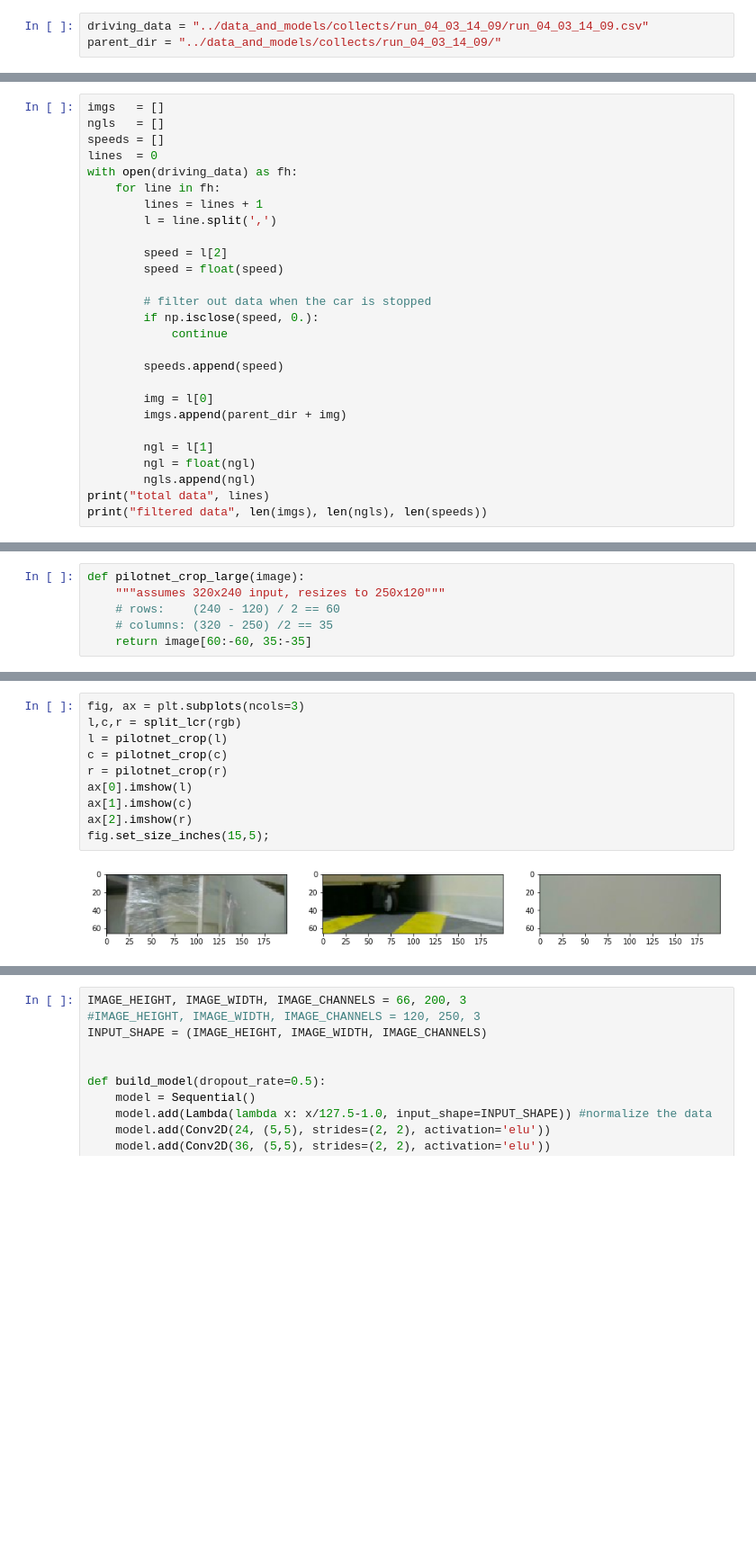
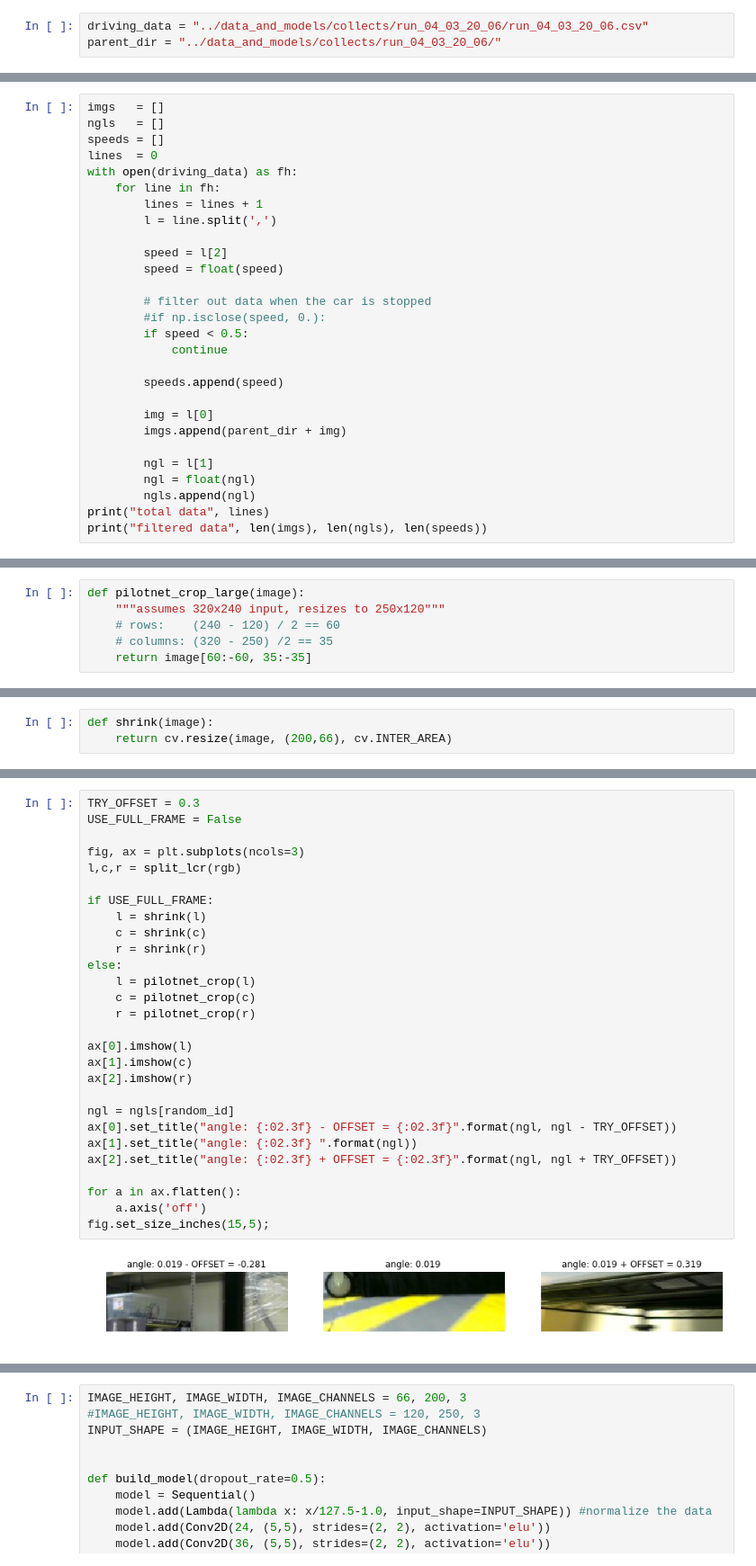
Before and after one commit to mmaz/imitation_learning_lab, a Jupyter notebook: train_RACECAR_pilotnet.ipynb, the cells around one changed output, grey strips where cells are left out. Shown: that part at 90% size. Cells and saved outputs as stored; diff of their text form; blank space fills up the shorter version.

Commit message:
full frame notebook processing

```diff
--- a/train_RACECAR_pilotnet.ipynb
+++ b/train_RACECAR_pilotnet.ipynb
@@ -16,8 +16,8 @@ import glob
 import time
 from sklearn.model_selection import train_test_split
 # %%
-driving_data = "../data_and_models/collects/run_04_03_14_09/run_04_03_14_09.csv"
-parent_dir = "../data_and_models/collects/run_04_03_14_09/"
+driving_data = "../data_and_models/collects/run_04_03_20_06/run_04_03_20_06.csv"
+parent_dir = "../data_and_models/collects/run_04_03_20_06/"
 # %% [markdown]
 This notebook will train an implementation of Nvidia's PilotNet using TensorFlow/Keras. As an exercise you should modify some or all of the following and compare against the baseline implementation here.
 
@@ -53,7 +53,8 @@ with open(driving_data) as fh:
         speed = float(speed)
 
         # filter out data when the car is stopped
-        if np.isclose(speed, 0.):
+        #if np.isclose(speed, 0.):
+        if speed < 0.5:
             continue
 
         speeds.append(speed)
@@ -109,0 +108,3 @@ def pilotnet_crop_large(image):
+# %%
+def shrink(image):
+    return cv.resize(image, (200,66), cv.INTER_AREA)
@@ -110,12 +124,30 @@ def pilotnet_crop_large(image):
 # %%
+TRY_OFFSET = 0.3
+USE_FULL_FRAME = False
+
 fig, ax = plt.subplots(ncols=3)
 l,c,r = split_lcr(rgb)
-l = pilotnet_crop(l)
-c = pilotnet_crop(c)
-r = pilotnet_crop(r)
+
+if USE_FULL_FRAME:
+    l = shrink(l)
+    c = shrink(c)
+    r = shrink(r)
+else:
+    l = pilotnet_crop(l)
+    c = pilotnet_crop(c)
+    r = pilotnet_crop(r)
+
 ax[0].imshow(l)
 ax[1].imshow(c)
 ax[2].imshow(r)
+
+ngl = ngls[random_id]
+ax[0].set_title("angle: {:02.3f} - OFFSET = {:02.3f}".format(ngl, ngl - TRY_OFFSET))
+ax[1].set_title("angle: {:02.3f} ".format(ngl))
+ax[2].set_title("angle: {:02.3f} + OFFSET = {:02.3f}".format(ngl, ngl + TRY_OFFSET))
+
+for a in ax.flatten():
+    a.axis('off')
 fig.set_size_inches(15,5);
 # %% [output]
-[figure, old version]
+[figure, new version]
```
Also changed, not shown: parts of 14 cells of this notebook, 1 other file.
